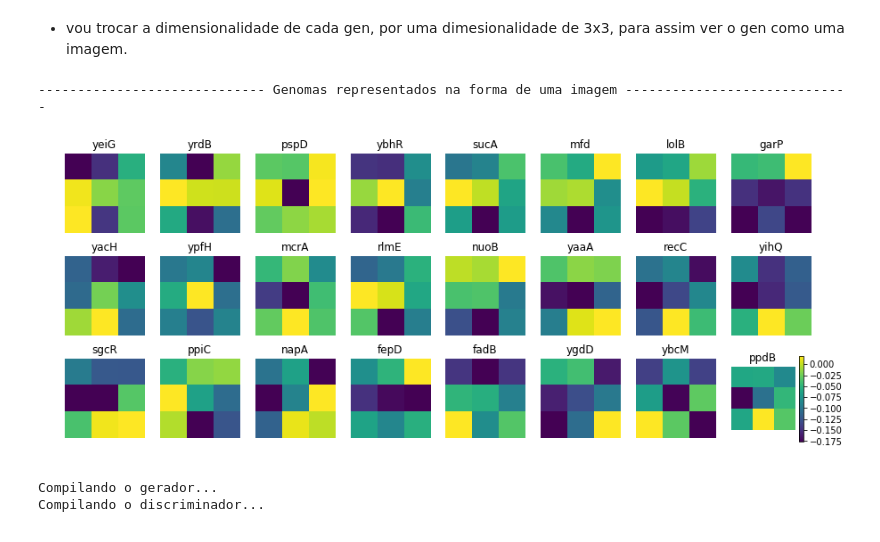
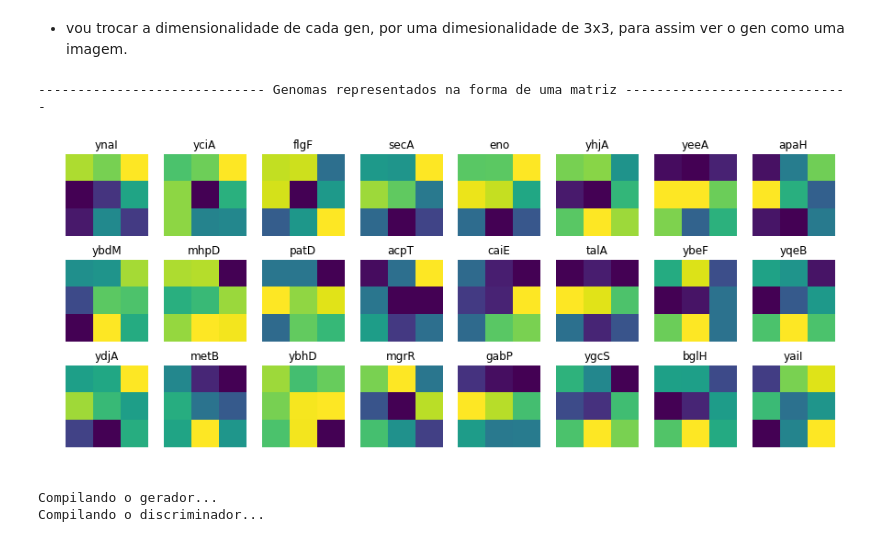
Before and after one commit to ejrueda/MasterUFPA, a Jupyter notebook: Proyectos/BioInformática/GANs-genoma.ipynb, the cells around one changed output. Drawn from its saved outputs; the diff is of its cells as text; code cells hidden in the pictures.

Commit message:
update plot

```diff
--- a/Proyectos/BioInformática/GANs-genoma.ipynb
+++ b/Proyectos/BioInformática/GANs-genoma.ipynb
@@ -55,22 +56,22 @@ X_lab = X_train.index
 # %%
 idx = np.random.randint(low=0, high=X_train.shape[0], size=24)
 imgs =  X_img[idx]
 titles = X_lab[idx]
 fig = plt.figure(figsize=(15,6))
 p=0
 #plt.title("Genomas representados na forma de uma imagem", fontsize=12)
 plt.axis("off");
-print("----------------------------- Genomas representados na forma de uma imagem -----------------------------")
+print("----------------------------- Genomas representados na forma de uma matriz -----------------------------")
 for i in imgs:
     ax=fig.add_subplot(3,8,p+1)
     plt.title(titles[p])
     plt.imshow(i.reshape(3,3))
     plt.axis("off");
     p += 1
-plt.colorbar(ax=ax);
+#plt.colorbar(ax=ax);
 # %% [output]
------------------------------ Genomas representados na forma de uma imagem -----------------------------
+----------------------------- Genomas representados na forma de uma matriz -----------------------------
-[figure, old version]
+[figure, new version]
 # %%
 class GANs():
     #inialização dos parâmetros
```
Also changed, not shown: parts of 9 cells of this notebook, 1 other file.
